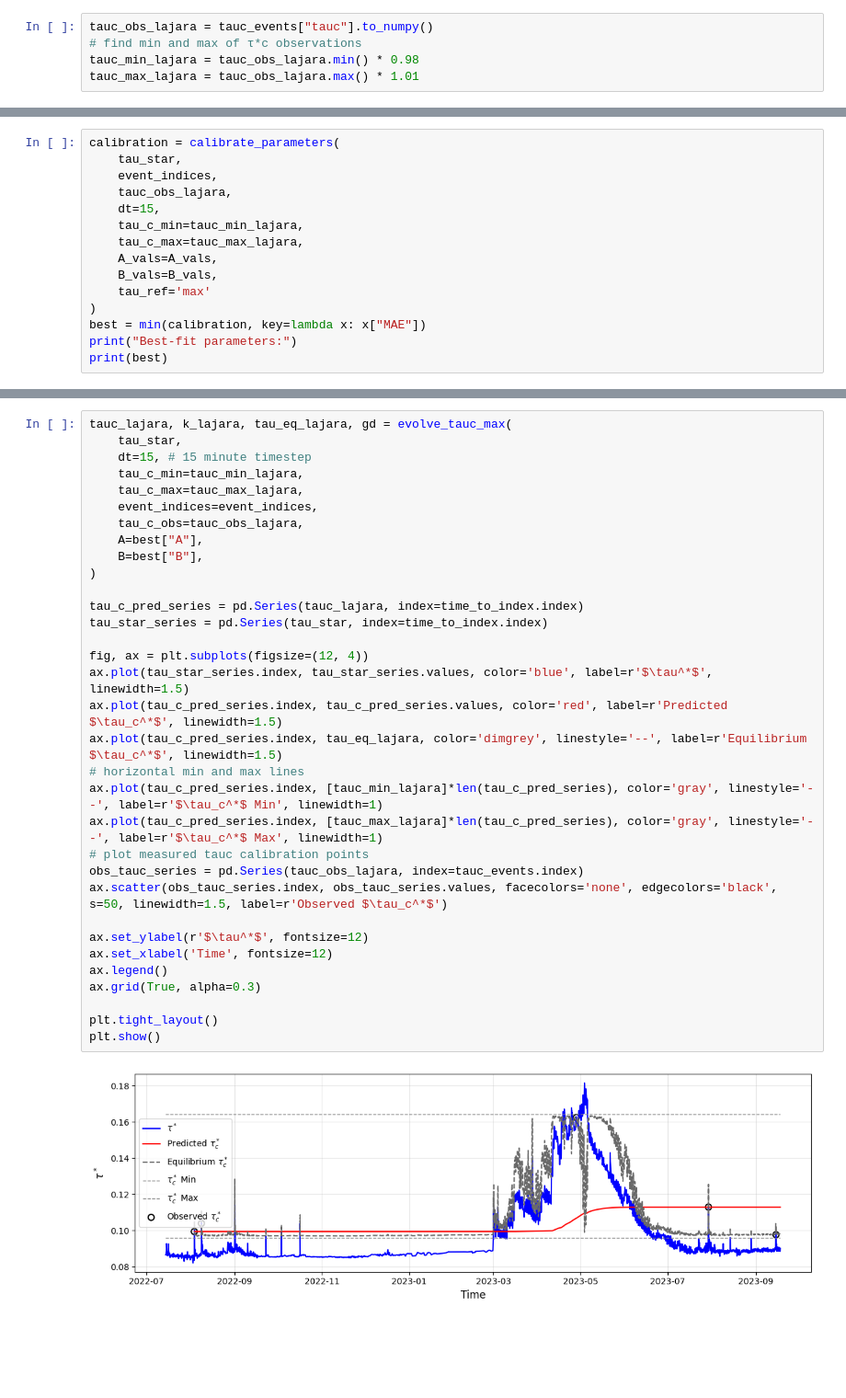
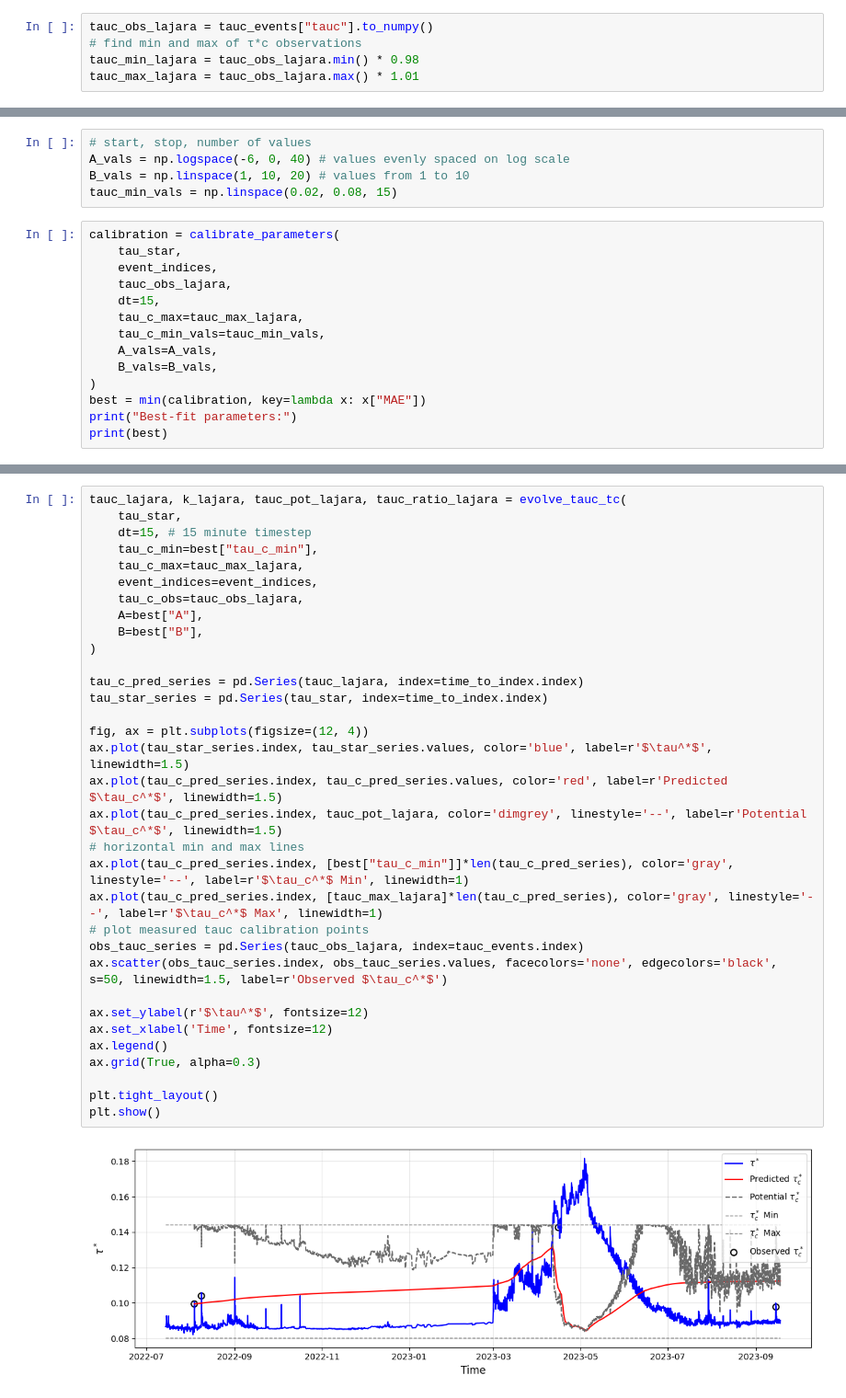
Before and after one commit to nicole-hucke/shear_stress_paper, a Jupyter notebook: antecedent_conditions/predictive_equation/finding_parameters_for_predictive_model.ipynb, the cells around one changed output, grey strips where cells are left out. Shown at 92% size. Cells and saved outputs as stored; diff of their text form; blank space fills up the shorter version.

Commit message:
finding optimal A and B values

```diff
--- a/antecedent_conditions/predictive_equation/finding_parameters_for_predictive_model.ipynb
+++ b/antecedent_conditions/predictive_equation/finding_parameters_for_predictive_model.ipynb
@@ -926,14 +794,18 @@ First Iteration
+# %%
+# start, stop, number of values
+A_vals = np.logspace(-6, 0, 40) # values evenly spaced on log scale
+B_vals = np.linspace(1, 10, 20) # values from 1 to 10
+tauc_min_vals = np.linspace(0.02, 0.08, 15)
 # %%
 calibration = calibrate_parameters(
     tau_star,
     event_indices,
     tauc_obs_lajara,
     dt=15,
-    tau_c_min=tauc_min_lajara,
     tau_c_max=tauc_max_lajara,
+    tau_c_min_vals=tauc_min_vals,
     A_vals=A_vals,
     B_vals=B_vals,
-    tau_ref='max'
 )
 best = min(calibration, key=lambda x: x["MAE"])
 print("Best-fit parameters:")
@@ -959,35 +831,35 @@ Best-fit parameters:
 # %%
-tauc_lajara, k_lajara, tau_eq_lajara, gd = evolve_tauc_max(
+tauc_lajara, k_lajara, tauc_pot_lajara, tauc_ratio_lajara = evolve_tauc_tc(
     tau_star,
     dt=15, # 15 minute timestep
-    tau_c_min=tauc_min_lajara,
+    tau_c_min=best["tau_c_min"],
     tau_c_max=tauc_max_lajara,
     event_indices=event_indices,
     tau_c_obs=tauc_obs_lajara,
     A=best["A"],
     B=best["B"],
 )
 
 tau_c_pred_series = pd.Series(tauc_lajara, index=time_to_index.index)
 tau_star_series = pd.Series(tau_star, index=time_to_index.index)
 
 fig, ax = plt.subplots(figsize=(12, 4))
 ax.plot(tau_star_series.index, tau_star_series.values, color='blue', label=r'$\tau^*$', linewidth=1.5)
 ax.plot(tau_c_pred_series.index, tau_c_pred_series.values, color='red', label=r'Predicted $\tau_c^*$', linewidth=1.5)
-ax.plot(tau_c_pred_series.index, tau_eq_lajara, color='dimgrey', linestyle='--', label=r'Equilibrium $\tau_c^*$', linewidth=1.5)
+ax.plot(tau_c_pred_series.index, tauc_pot_lajara, color='dimgrey', linestyle='--', label=r'Potential $\tau_c^*$', linewidth=1.5)
 # horizontal min and max lines
-ax.plot(tau_c_pred_series.index, [tauc_min_lajara]*len(tau_c_pred_series), color='gray', linestyle='--', label=r'$\tau_c^*$ Min', linewidth=1)
+ax.plot(tau_c_pred_series.index, [best["tau_c_min"]]*len(tau_c_pred_series), color='gray', linestyle='--', label=r'$\tau_c^*$ Min', linewidth=1)
 ax.plot(tau_c_pred_series.index, [tauc_max_lajara]*len(tau_c_pred_series), color='gray', linestyle='--', label=r'$\tau_c^*$ Max', linewidth=1)
 # plot measured tauc calibration points
 obs_tauc_series = pd.Series(tauc_obs_lajara, index=tauc_events.index)
 ax.scatter(obs_tauc_series.index, obs_tauc_series.values, facecolors='none', edgecolors='black', s=50, linewidth=1.5, label=r'Observed $\tau_c^*$')
 
 ax.set_ylabel(r'$\tau^*$', fontsize=12)
 ax.set_xlabel('Time', fontsize=12)
 ax.legend()
 ax.grid(True, alpha=0.3)
 
 plt.tight_layout()
 plt.show()
 # %% [output]
-[figure, old version]
+[figure, new version]
```
Also changed, not shown: parts of 10 cells of this notebook, 2 other files.
